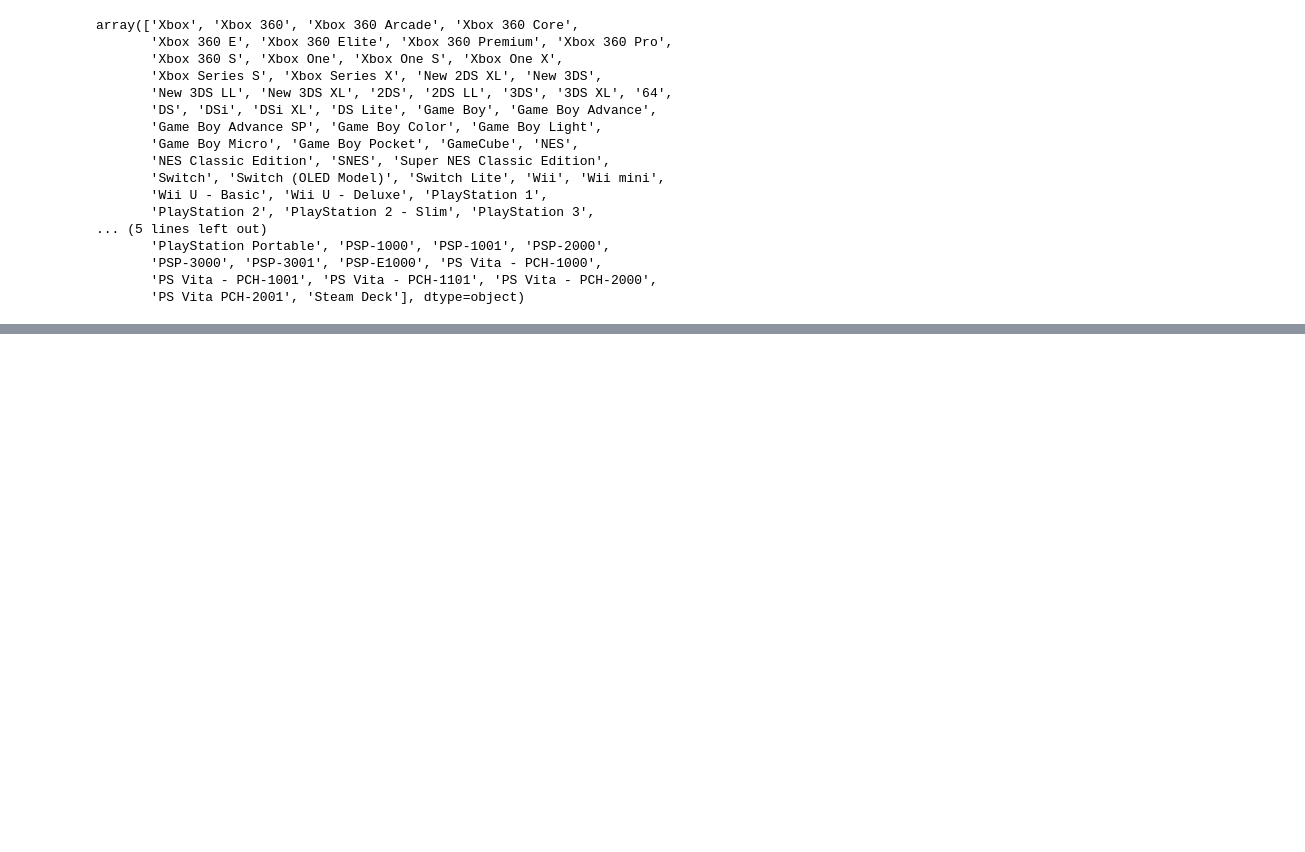
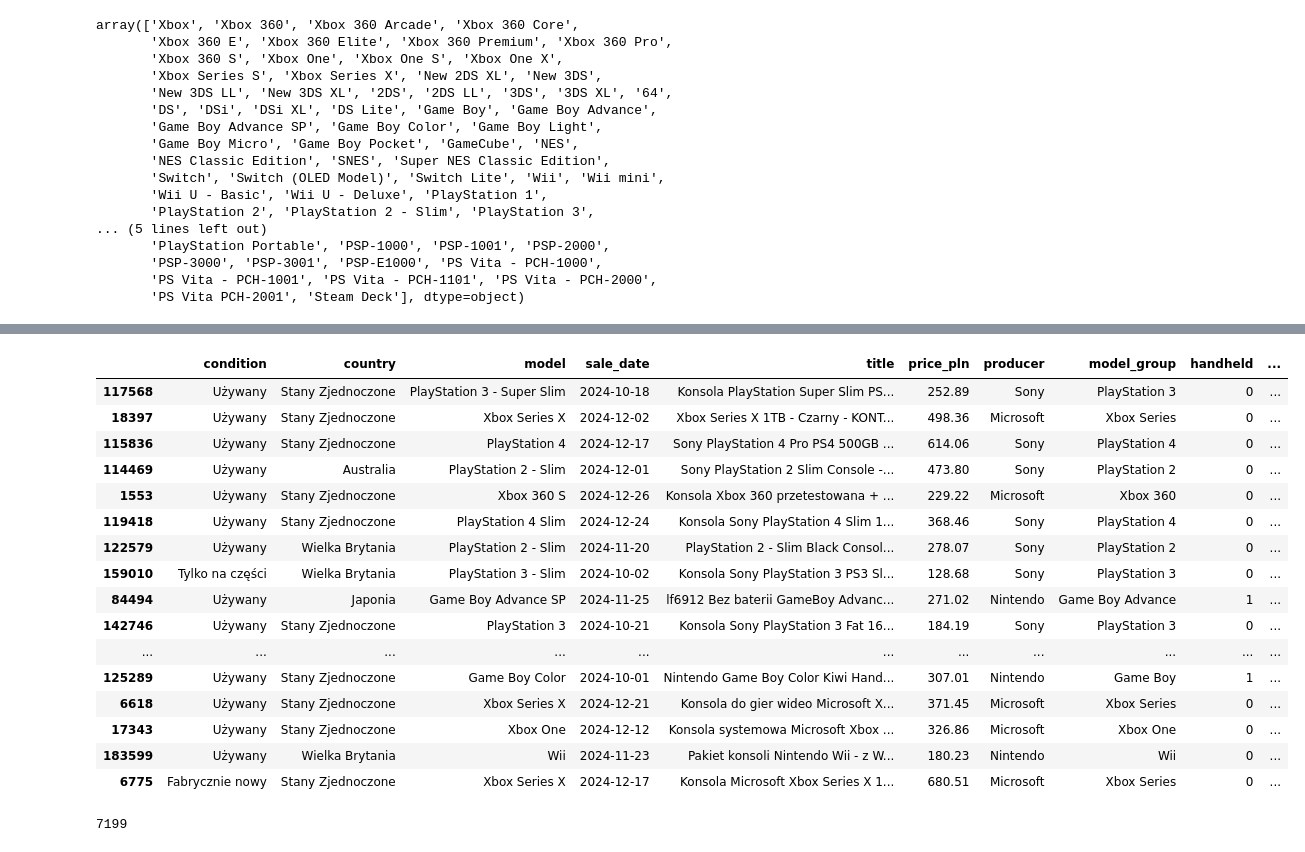
Before and after one commit to ChillGuysFromPjatk/Pad, a Jupyter notebook: src/cleaners/data_cleaning.ipynb, the cells around one changed output, grey strips where cells are left out. Saved outputs shown, nothing was run; the diff lists cells and outputs as text; code cells hidden in the pictures; blank space fills up the shorter version.

```diff
--- a/src/cleaners/data_cleaning.ipynb
+++ b/src/cleaners/data_cleaning.ipynb
@@ -373,0 +438,32 @@ array(['Stany Zjednoczone', 'Kanada', 'Australia', 'Wielka Brytania',
+# %%
+keywords = [
+    'rare', 'limited', 'collect',
+    'rzadk', 'limitowan', 'kolekcj'
+]
+
+keyword_pattern = r'|'.join([f'\\b{k}' for k in keywords])
+df['collectible'] = df['title'].str.contains(keyword_pattern, case=False, na=False).astype(int)
+
+df.sample(20)
+# %% [output]
+|  | condition | country | model | sale_date | title | price_pln | producer | model_group | handheld | ... |
+| 117568 | Używany | Stany Zjednoczone | PlayStation 3 - Super Slim | 2024-10-18 | Konsola PlayStation Super Slim PS... | 252.89 | Sony | PlayStation 3 | 0 | ... |
+| 18397 | Używany | Stany Zjednoczone | Xbox Series X | 2024-12-02 | Xbox Series X 1TB - Czarny - KONT... | 498.36 | Microsoft | Xbox Series | 0 | ... |
+| 115836 | Używany | Stany Zjednoczone | PlayStation 4 | 2024-12-17 | Sony PlayStation 4 Pro PS4 500GB ... | 614.06 | Sony | PlayStation 4 | 0 | ... |
+| 114469 | Używany | Australia | PlayStation 2 - Slim | 2024-12-01 | Sony PlayStation 2 Slim Console -... | 473.80 | Sony | PlayStation 2 | 0 | ... |
+| 1553 | Używany | Stany Zjednoczone | Xbox 360 S | 2024-12-26 | Konsola Xbox 360 przetestowana + ... | 229.22 | Microsoft | Xbox 360 | 0 | ... |
+| 119418 | Używany | Stany Zjednoczone | PlayStation 4 Slim | 2024-12-24 | Konsola Sony PlayStation 4 Slim 1... | 368.46 | Sony | PlayStation 4 | 0 | ... |
+| 122579 | Używany | Wielka Brytania | PlayStation 2 - Slim | 2024-11-20 | PlayStation 2 - Slim Black Consol... | 278.07 | Sony | PlayStation 2 | 0 | ... |
+| 159010 | Tylko na części | Wielka Brytania | PlayStation 3 - Slim | 2024-10-02 | Konsola Sony PlayStation 3 PS3 Sl... | 128.68 | Sony | PlayStation 3 | 0 | ... |
+| 84494 | Używany | Japonia | Game Boy Advance SP | 2024-11-25 | lf6912 Bez baterii GameBoy Advanc... | 271.02 | Nintendo | Game Boy Advance | 1 | ... |
+| 142746 | Używany | Stany Zjednoczone | PlayStation 3 | 2024-10-21 | Konsola Sony PlayStation 3 Fat 16... | 184.19 | Sony | PlayStation 3 | 0 | ... |
+| ... | ... | ... | ... | ... | ... | ... | ... | ... | ... | ... |
+| 125289 | Używany | Stany Zjednoczone | Game Boy Color | 2024-10-01 | Nintendo Game Boy Color Kiwi Hand... | 307.01 | Nintendo | Game Boy | 1 | ... |
+| 6618 | Używany | Stany Zjednoczone | Xbox Series X | 2024-12-21 | Konsola do gier wideo Microsoft X... | 371.45 | Microsoft | Xbox Series | 0 | ... |
+| 17343 | Używany | Stany Zjednoczone | Xbox One | 2024-12-12 | Konsola systemowa Microsoft Xbox ... | 326.86 | Microsoft | Xbox One | 0 | ... |
+| 183599 | Używany | Wielka Brytania | Wii | 2024-11-23 | Pakiet konsoli Nintendo Wii - z W... | 180.23 | Nintendo | Wii | 0 | ... |
+| 6775 | Fabrycznie nowy | Stany Zjednoczone | Xbox Series X | 2024-12-17 | Konsola Microsoft Xbox Series X 1... | 680.51 | Microsoft | Xbox Series | 0 | ... |
+# %%
+print(len(df[df['collectible'] == 1]))
+# %% [output]
+7199
```
Also changed, not shown: parts of 10 cells of this notebook, 1 other file.
